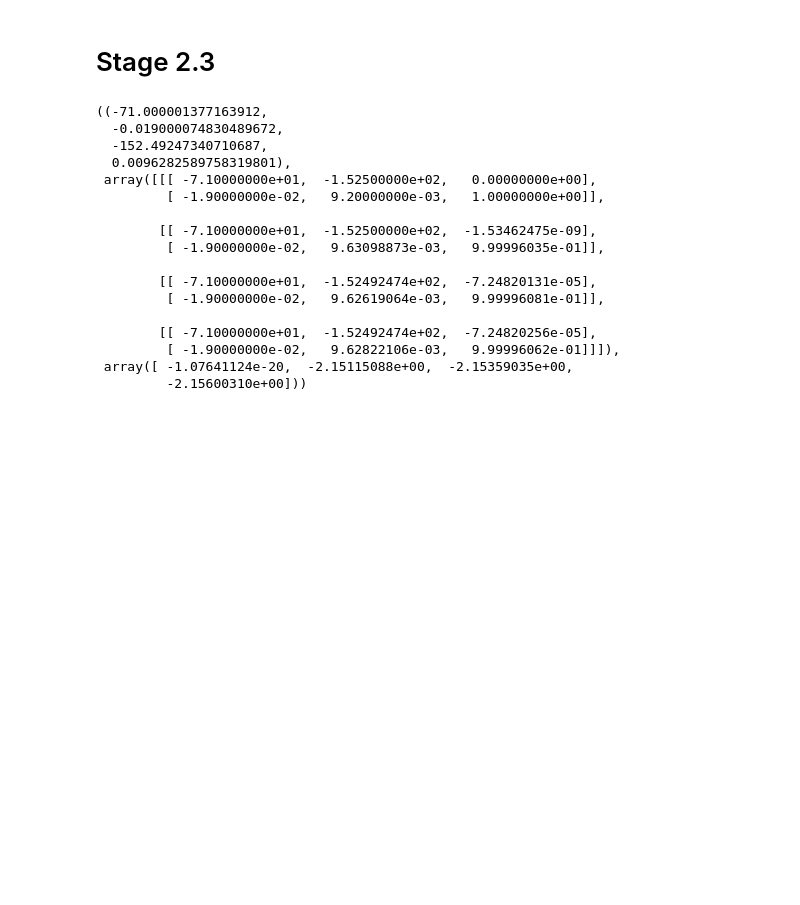
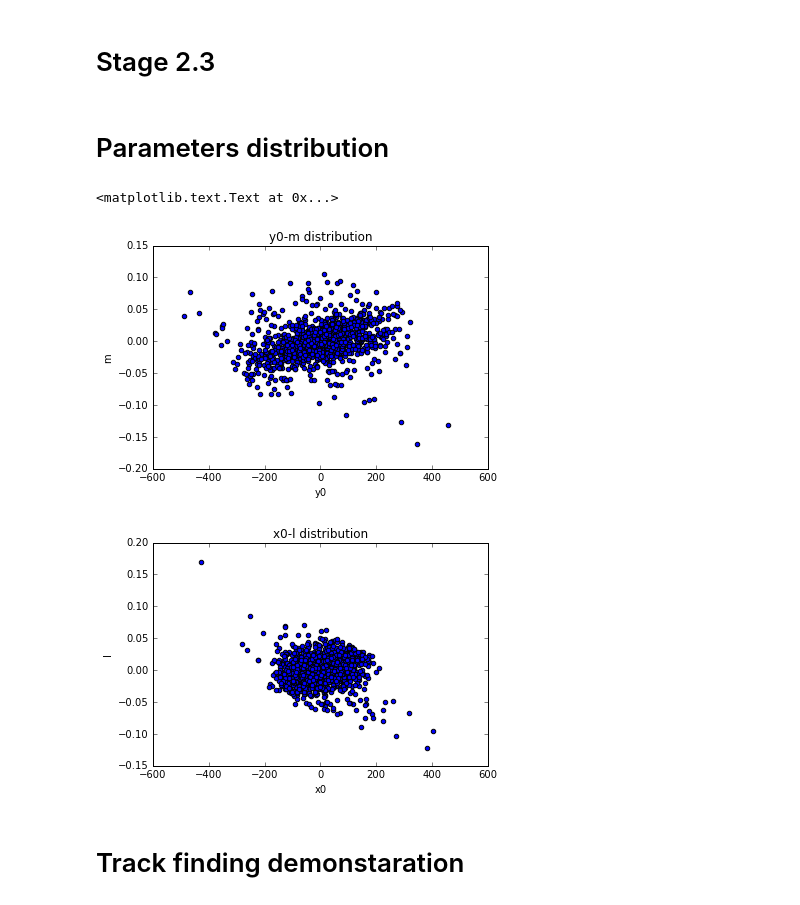
Before and after one commit to hushchyn-mikhail/ship_tracking_summer2016, a Jupyter notebook: notebooks/Retina_demonstration.ipynb, the cells around one changed output. Cells and saved outputs as stored; diff of their text form; code cells hidden in the pictures; blank space fills up the shorter version.

```diff
--- a/notebooks/Retina_demonstration.ipynb
+++ b/notebooks/Retina_demonstration.ipynb
@@ -117,2 +117,4 @@ get_track_params(event_before_magnet, 3)
 # %% [markdown]
 # Stage 2.3
+# %% [markdown]
+# Parameters distribution
@@ -119,3 +165,20 @@ get_track_params(event_before_magnet, 3)
+# %%
+plt.figure()
+plt.title("y0-m distribution")
+plt.scatter(y0s, ms)
+plt.xlabel('y0')
+plt.ylabel('m')
+plt.figure()
+plt.title("x0-l distribution")
+plt.scatter(x0s, ls)
+plt.xlabel('x0')
+plt.ylabel('l')
+# %% [output]
+<matplotlib.text.Text at 0x...>
+[figure, added]
+[figure, added]
+# %% [markdown]
+# Track finding demonstaration
 # %%
 from retina import RetinaTrackReconstruction
 # %%
@@ -123,20 +191,3 @@ retina = RetinaTrackReconstruction()
 # %%
-retina.fit(event_before_magnet[['Wx1', 'Wy1', 'Wz', 'Wx2', 'Wy2', 'Wz']].values, [-71, -0.019, -152.5, 0.0092], 0.1)
+dots_array = retina.fit(event_before_magnet[['Wx1', 'Wy1', 'Wz', 'Wx2', 'Wy2', 'Wz']].values, \
+                        array_of_initial_parameters)
-# %% [output]
-((-71.000001377163912,
-  -0.019000074830489672,
-  -152.49247340710687,
-  0.0096282589758319801),
- array([[[ -7.10000000e+01,  -1.52500000e+02,   0.00000000e+00],
-         [ -1.90000000e-02,   9.20000000e-03,   1.00000000e+00]],
-
-        [[ -7.10000000e+01,  -1.52500000e+02,  -1.53462475e-09],
-         [ -1.90000000e-02,   9.63098873e-03,   9.99996035e-01]],
-
-        [[ -7.10000000e+01,  -1.52492474e+02,  -7.24820131e-05],
-         [ -1.90000000e-02,   9.62619064e-03,   9.99996081e-01]],
-
-        [[ -7.10000000e+01,  -1.52492474e+02,  -7.24820256e-05],
-         [ -1.90000000e-02,   9.62822106e-03,   9.99996062e-01]]]),
- array([ -1.07641124e-20,  -2.15115088e+00,  -2.15359035e+00,
-         -2.15600310e+00]))
```
Also changed, not shown: parts of 14 cells of this notebook, 1 other file.
